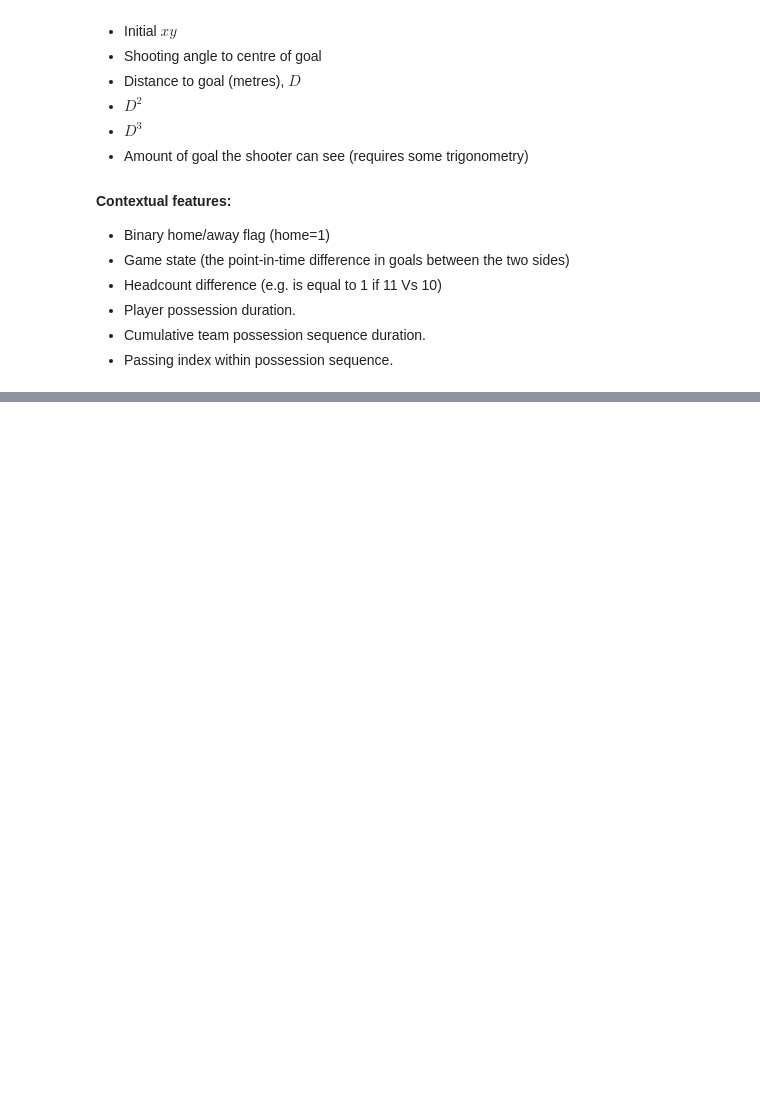
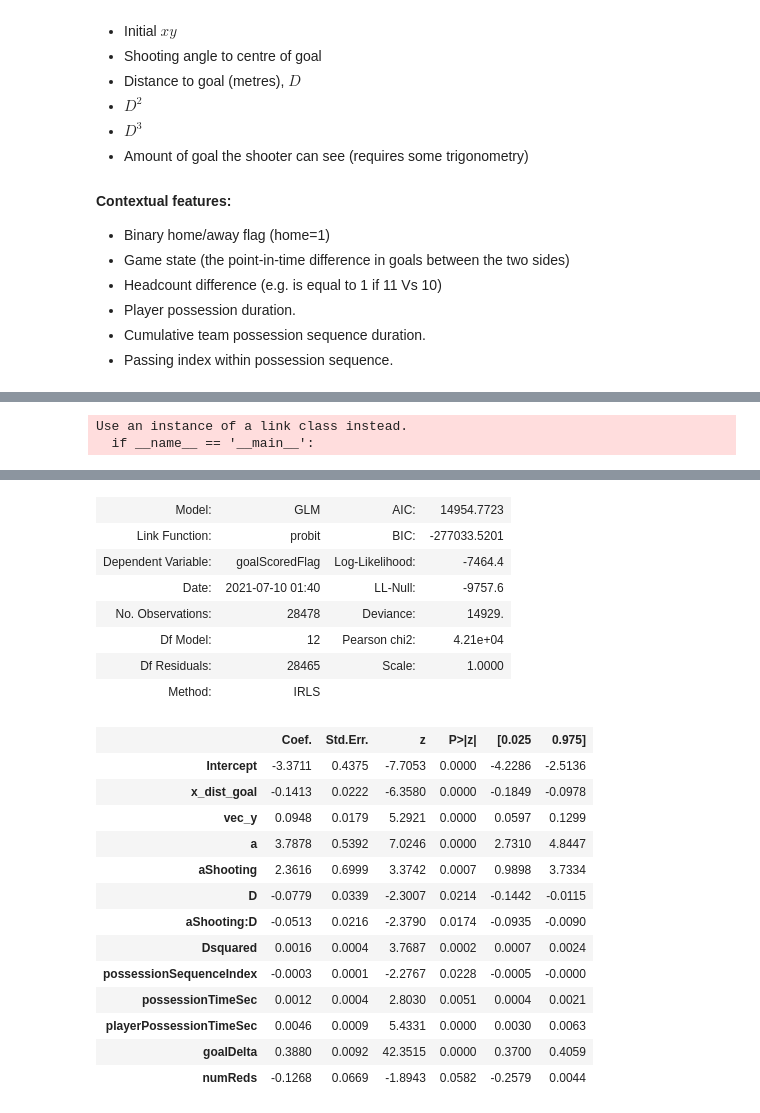
Before and after one commit to christiangilson/MSc-Applied-Statistics-Project-Code, a Jupyter notebook: Modelling/xG/Python Feature Engineering.ipynb, the cells around one changed output, grey strips where cells are left out. Cells and saved outputs as stored; diff of their text form; code cells hidden in the pictures; blank space fills up the shorter version.

```diff
--- a/Modelling/xG/Python Feature Engineering.ipynb
+++ b/Modelling/xG/Python Feature Engineering.ipynb
@@ -174,0 +430,17 @@ Index(['competition', 'season', 'seasonIndex', 'gameMonthIndex', 'matchId',
+# %%
+%%time
+
+# logit = canonical link
+# probit
+# cloglog
+
+xG_model_adv_probit = smf.glm(formula="goalScoredFlag ~  x_dist_goal +\
+                    vec_y + a + aShooting*D +\
+                    Dsquared + possessionSequenceIndex + possessionTimeSec + playerPossessionTimeSec +\
+                    goalDelta + numReds", data=df_shots_train\
+                 ,family=sm.families.Binomial(link=sm.families.links.probit)).fit()
+
+xG_model_adv_probit.summary2()
+# %% [output]
+Use an instance of a link class instead.
+  if __name__ == '__main__':
@@ -174,0 +449,22 @@ Index(['competition', 'season', 'seasonIndex', 'gameMonthIndex', 'matchId',
+| Model: | GLM | AIC: | 14954.7723 |
+| Link Function: | probit | BIC: | -277033.5201 |
+| Dependent Variable: | goalScoredFlag | Log-Likelihood: | -7464.4 |
+| Date: | 2021-07-10 01:40 | LL-Null: | -9757.6 |
+| No. Observations: | 28478 | Deviance: | 14929. |
+| Df Model: | 12 | Pearson chi2: | 4.21e+04 |
+| Df Residuals: | 28465 | Scale: | 1.0000 |
+| Method: | IRLS |  |  |
+|  | Coef. | Std.Err. | z | P>|z| | [0.025 | 0.975] |
+| Intercept | -3.3711 | 0.4375 | -7.7053 | 0.0000 | -4.2286 | -2.5136 |
+| x_dist_goal | -0.1413 | 0.0222 | -6.3580 | 0.0000 | -0.1849 | -0.0978 |
+| vec_y | 0.0948 | 0.0179 | 5.2921 | 0.0000 | 0.0597 | 0.1299 |
+| a | 3.7878 | 0.5392 | 7.0246 | 0.0000 | 2.7310 | 4.8447 |
+| aShooting | 2.3616 | 0.6999 | 3.3742 | 0.0007 | 0.9898 | 3.7334 |
+| D | -0.0779 | 0.0339 | -2.3007 | 0.0214 | -0.1442 | -0.0115 |
+| aShooting:D | -0.0513 | 0.0216 | -2.3790 | 0.0174 | -0.0935 | -0.0090 |
+| Dsquared | 0.0016 | 0.0004 | 3.7687 | 0.0002 | 0.0007 | 0.0024 |
+| possessionSequenceIndex | -0.0003 | 0.0001 | -2.2767 | 0.0228 | -0.0005 | -0.0000 |
+| possessionTimeSec | 0.0012 | 0.0004 | 2.8030 | 0.0051 | 0.0004 | 0.0021 |
+| playerPossessionTimeSec | 0.0046 | 0.0009 | 5.4331 | 0.0000 | 0.0030 | 0.0063 |
+| goalDelta | 0.3880 | 0.0092 | 42.3515 | 0.0000 | 0.3700 | 0.4059 |
+| numReds | -0.1268 | 0.0669 | -1.8943 | 0.0582 | -0.2579 | 0.0044 |
```
Also changed, not shown: parts of 34 cells of this notebook.
